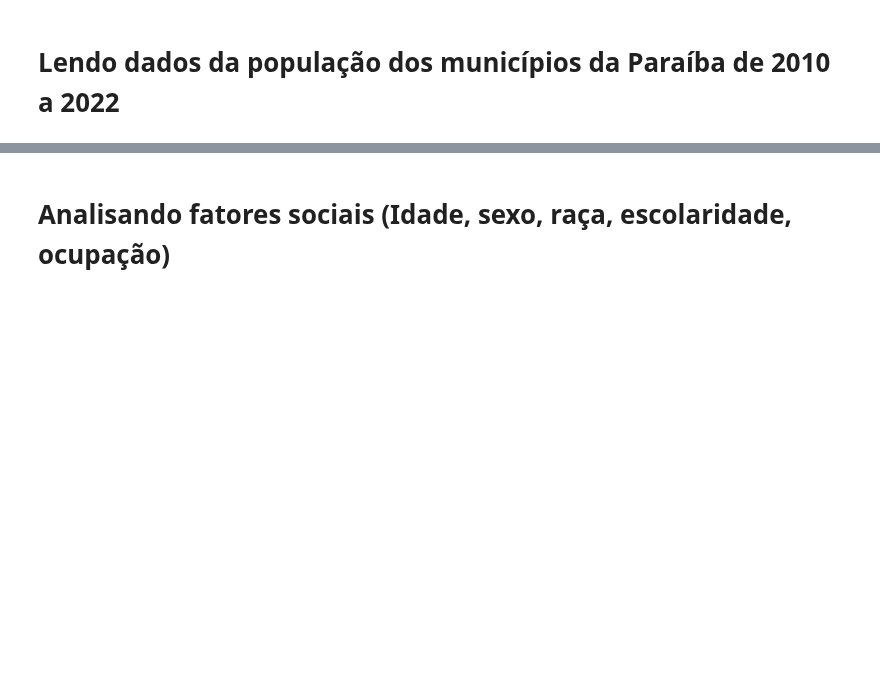
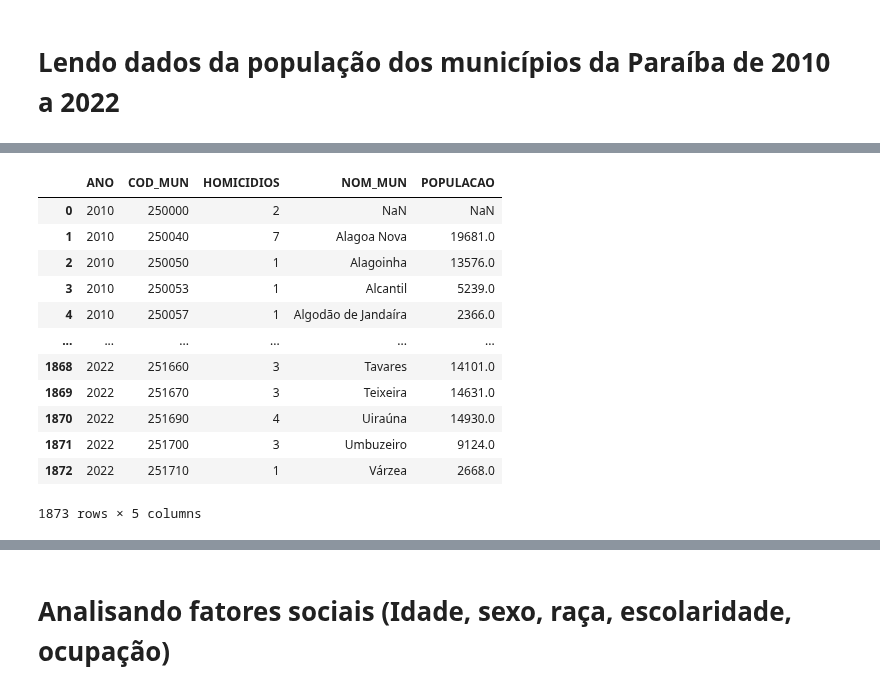
Before and after one commit to iagonmic/taxa-homicidio-pb, a Jupyter notebook: analise.ipynb, the cells around one changed output, grey strips where cells are left out. Saved outputs shown, nothing was run; the diff lists cells and outputs as text; code cells hidden in the pictures; blank space fills up the shorter version.

```diff
--- a/analise.ipynb
+++ b/analise.ipynb
@@ -1110,5 +1030,21 @@ taxa_mun = (df_hom.groupby(['DTOBITO', 'CODMUNOCOR'])['CONTADOR'].count().reset_
 df_mun['COD_MUN'] = df_mun['COD_MUN'].astype(str).str.slice(0, -1)
 # %%
 taxa_mun = taxa_mun.merge(df_mun, how='left', on=['ANO', 'COD_MUN'], suffixes=('', '_hom'))
+# %%
+taxa_mun
+# %% [output]
+|  | ANO | COD_MUN | HOMICIDIOS | NOM_MUN | POPULACAO |
+| 0 | 2010 | 250000 | 2 | NaN | NaN |
+| 1 | 2010 | 250040 | 7 | Alagoa Nova | 19681.0 |
+| 2 | 2010 | 250050 | 1 | Alagoinha | 13576.0 |
+| 3 | 2010 | 250053 | 1 | Alcantil | 5239.0 |
+| 4 | 2010 | 250057 | 1 | Algodão de Jandaíra | 2366.0 |
+| ... | ... | ... | ... | ... | ... |
+| 1868 | 2022 | 251660 | 3 | Tavares | 14101.0 |
+| 1869 | 2022 | 251670 | 3 | Teixeira | 14631.0 |
+| 1870 | 2022 | 251690 | 4 | Uiraúna | 14930.0 |
+| 1871 | 2022 | 251700 | 3 | Umbuzeiro | 9124.0 |
+| 1872 | 2022 | 251710 | 1 | Várzea | 2668.0 |
+1873 rows × 5 columns
 # %%
 taxa_mun = taxa_mun.fillna(1)
```
Also changed, not shown: parts of 18 cells of this notebook, 1 other file.
